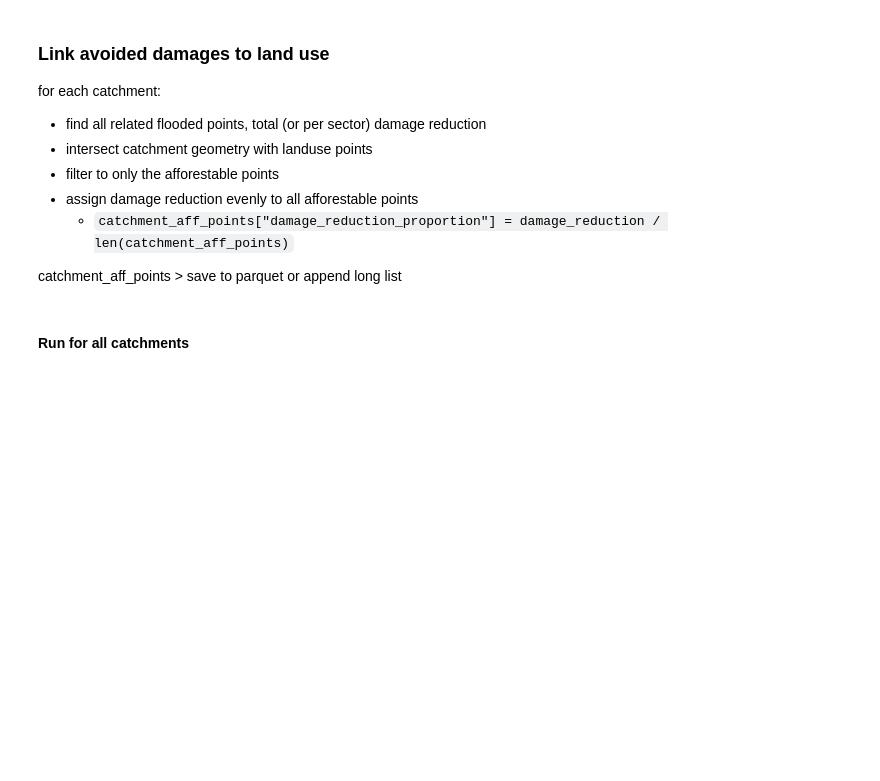
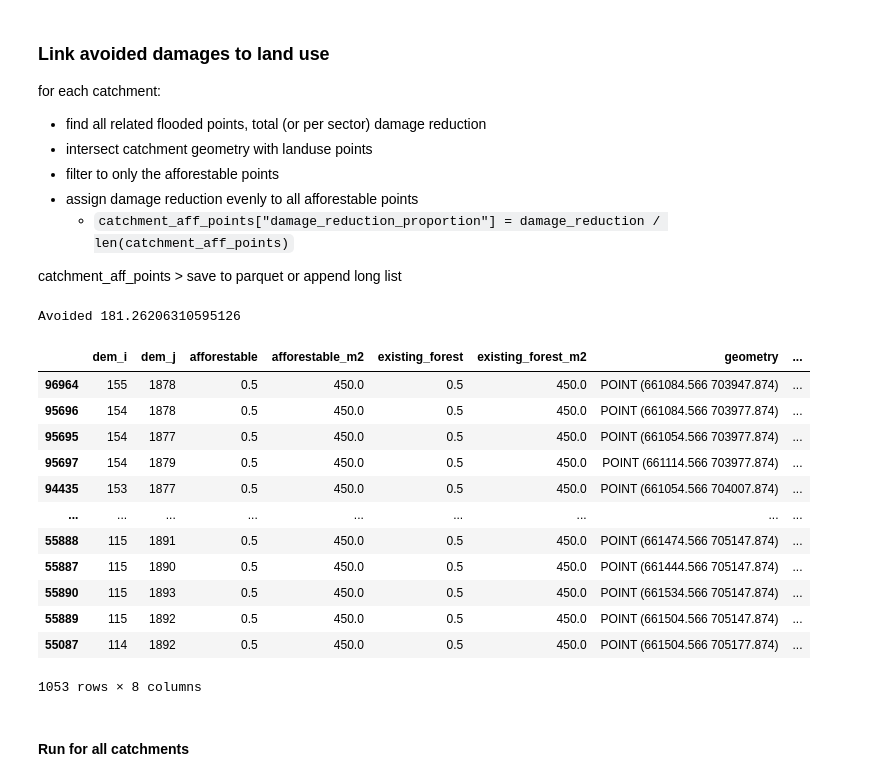
Before and after one commit to nismod/jamaica-infrastructure, a Jupyter notebook: scripts/nbs_methods/river-catchment/4_damage_reduction.ipynb, the cells around one changed output. Cells and saved outputs as stored; diff of their text form; code cells hidden in the pictures; blank space fills up the shorter version.

```diff
--- a/scripts/nbs_methods/river-catchment/4_damage_reduction.ipynb
+++ b/scripts/nbs_methods/river-catchment/4_damage_reduction.ipynb
@@ -476,6 +539,8 @@ for each catchment:
   - `catchment_aff_points["damage_reduction_proportion"] = damage_reduction / len(catchment_aff_points)`
 
 catchment_aff_points > save to parquet or append long list
+# %%
+future_damage = pd.read_parquet(base_path / "damage__future.parquet")
 # %%
 # Avoided damage
 future_damage["avoided__fluvial__ead"] = (
@@ -486,31 +551,52 @@ future_damage["avoided__fluvial__ead_pct"] = (
     future_damage["avoided__fluvial__ead"] / future_damage.baseline__fluvial__ead
 ) * 100
 # %%
-future_damage_lookup = future_damage.set_index(('ensemble_member', 'dem_i', 'dem_j'))
+future_damage_lookup = future_damage.query('avoided__fluvial__ead > 1e-6').set_index(['ensemble_member', 'dem_i', 'dem_j'])
 future_damage_lookup.sort_index(inplace=True)
 # %%
+pts = gpd.read_parquet(landuse_points_path)
 afforestable_pts = pts.query('afforestable > 0').copy()
+# %%
+catchments_with_rp_change = gpd.read_parquet(base_path / "catchments_with_rp_change.parquet")
 # %%
 def portion_damage_reduction(subset_future_damages, catchment, afforestable_points):
+    total_avoided_in_basin = subset_future_damages.avoided__fluvial__ead.sum()
+
+    assert total_avoided_in_basin > 1e-6
+
     geom = catchment.geometry
     afforestable_in_catchment = points_in_polygon(geom, afforestable_points)
-
-    total_avoided_in_basin = subset_future_damages.avoided_damages_ead.sum()
     total_afforestable = afforestable_in_catchment.afforestable.sum()
 
-    if total_afforestable == 0:
-        return afforestable_in_catchment
+    assert total_afforestable > 0
 
     avoided_per_unit = total_avoided_in_basin / total_afforestable
     afforestable_in_catchment["avoided_ead_portion"] = afforestable_in_catchment.afforestable * avoided_per_unit
 
     return afforestable_in_catchment
 
 # Sense check with example
-catchment = catchments_with_rp_change.iloc[0]
+catchment = catchments_with_rp_change.iloc[34]
 dem_i, dem_j = catchment.dem_i, catchment.dem_j
-subset_damages = future_damage_lookup.loc[("7", dem_i, dem_j)]
+subset_damages = future_damage_lookup.loc[("7", dem_i, dem_j)].reset_index()
+print("Avoided", subset_damages.avoided__fluvial__ead.sum())
+points_in_polygon(catchment.geometry, pts).sort_values(by="afforestable_m2")
 portion_damage_reduction(subset_damages, catchment, afforestable_pts)
+# %% [output]
+Avoided 181.26206310595126
+|  | dem_i | dem_j | afforestable | afforestable_m2 | existing_forest | existing_forest_m2 | geometry | ... |
+| 96964 | 155 | 1878 | 0.5 | 450.0 | 0.5 | 450.0 | POINT (661084.566 703947.874) | ... |
+| 95696 | 154 | 1878 | 0.5 | 450.0 | 0.5 | 450.0 | POINT (661084.566 703977.874) | ... |
+| 95695 | 154 | 1877 | 0.5 | 450.0 | 0.5 | 450.0 | POINT (661054.566 703977.874) | ... |
+| 95697 | 154 | 1879 | 0.5 | 450.0 | 0.5 | 450.0 | POINT (661114.566 703977.874) | ... |
+| 94435 | 153 | 1877 | 0.5 | 450.0 | 0.5 | 450.0 | POINT (661054.566 704007.874) | ... |
+| ... | ... | ... | ... | ... | ... | ... | ... | ... |
+| 55888 | 115 | 1891 | 0.5 | 450.0 | 0.5 | 450.0 | POINT (661474.566 705147.874) | ... |
+| 55887 | 115 | 1890 | 0.5 | 450.0 | 0.5 | 450.0 | POINT (661444.566 705147.874) | ... |
+| 55890 | 115 | 1893 | 0.5 | 450.0 | 0.5 | 450.0 | POINT (661534.566 705147.874) | ... |
+| 55889 | 115 | 1892 | 0.5 | 450.0 | 0.5 | 450.0 | POINT (661504.566 705147.874) | ... |
+| 55087 | 114 | 1892 | 0.5 | 450.0 | 0.5 | 450.0 | POINT (661504.566 705177.874) | ... |
+1053 rows × 8 columns
 # %% [markdown]
 #### Run for all catchments
 # %%
```
Also changed, not shown: parts of 23 cells of this notebook.
